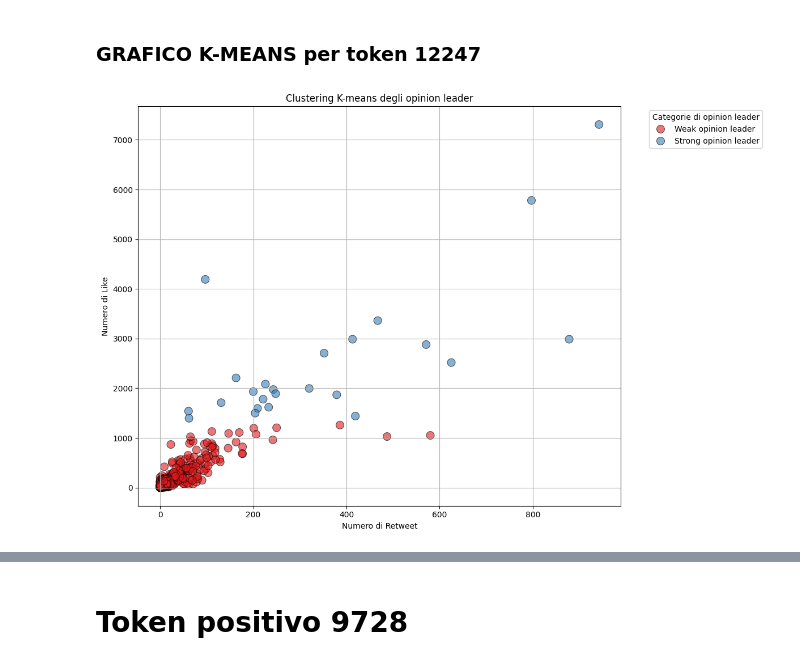
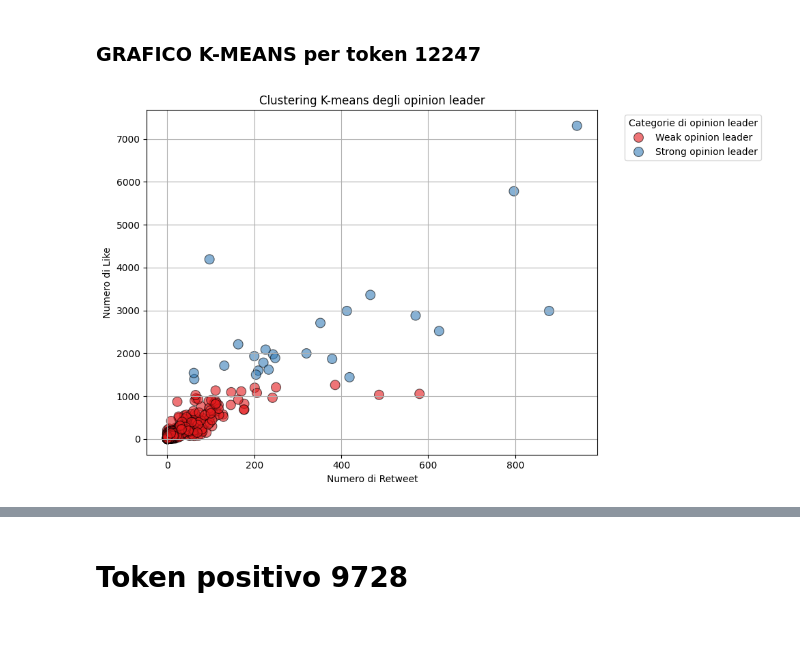
Before and after one commit to riccardospini98/Blockchain, a Jupyter notebook: opinion_leader.ipynb, the cells around one changed output, grey strips where cells are left out. Drawn from its saved outputs; the diff is of its cells as text; code cells hidden in the pictures; blank space fills up the shorter version.

```diff
--- a/opinion_leader.ipynb
+++ b/opinion_leader.ipynb
@@ -327,24 +475,24 @@ Tweet nella classe 'Strong opinion leader':
 ### GRAFICO K-MEANS per token 12247
 # %%
 # Grafico dei cluster
-plt.figure(figsize=(12, 8))
+plt.figure(figsize=(10, 6))
 sns.scatterplot(
     data=merge_2_pos,
     x='retweet_count',
     y='like_count',
     hue='opinion_leader',
     palette='Set1',
     s=100,
     alpha=0.6,
     edgecolor='black'
 )
 
 plt.xlabel('Numero di Retweet')
 plt.ylabel('Numero di Like')
 plt.title('Clustering K-means degli opinion leader')
 plt.legend(title='Categorie di opinion leader', bbox_to_anchor=(1.05, 1), loc='upper left')
 plt.grid(True)
 plt.tight_layout()  # Migliora la disposizione degli elementi nel grafico
 plt.show()
 # %% [output]
-[figure, old version]
+[figure, new version]
```
Also changed, not shown: parts of 17 cells of this notebook, 2 other files.
